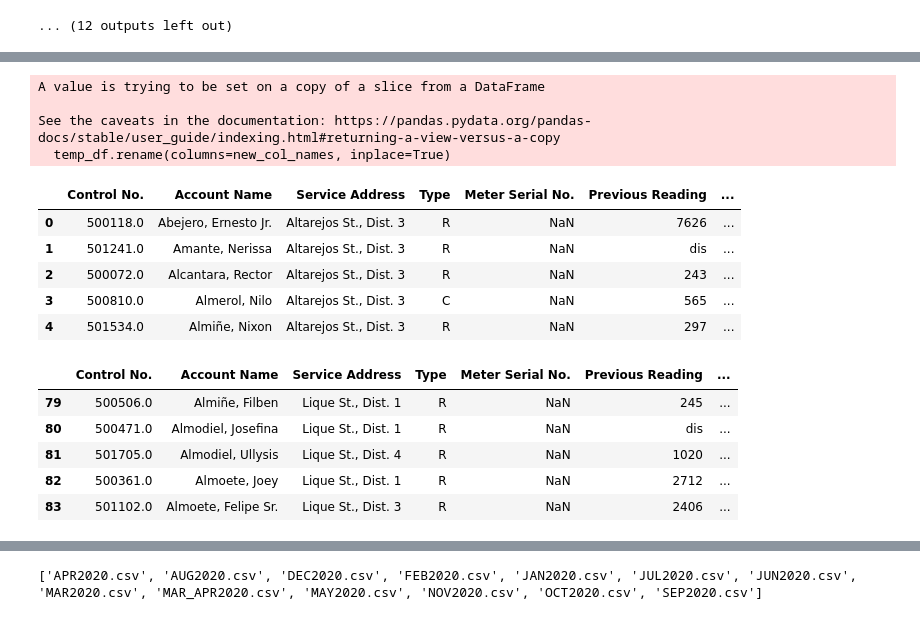
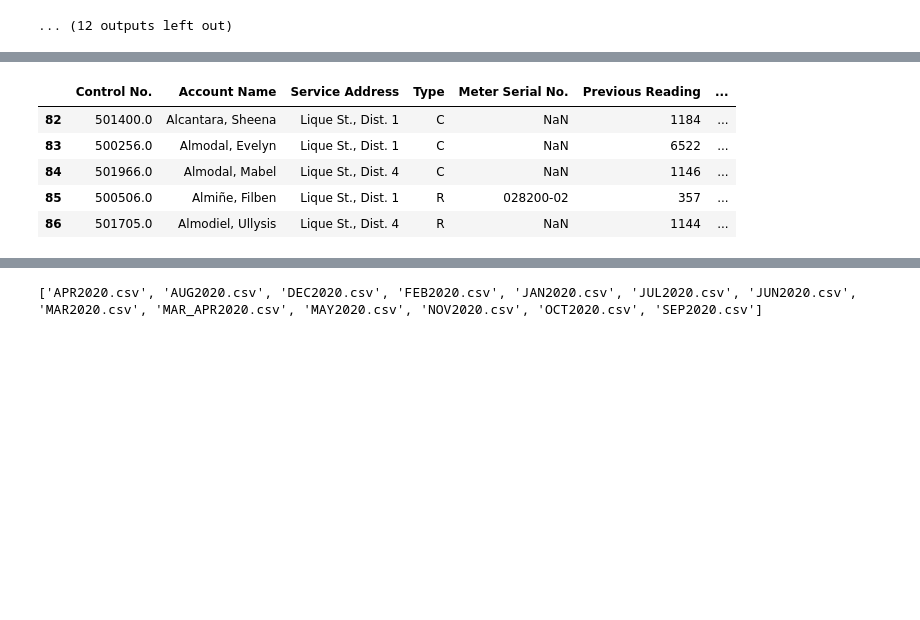
Before and after one commit to marcusAlmo/waterflow_model_training, a Jupyter notebook: data_preparation/v1/excel_file_compilations.ipynb, the cells around one changed output, grey strips where cells are left out. Saved outputs shown, nothing was run; the diff lists cells and outputs as text; code cells hidden in the pictures; blank space fills up the shorter version.

```diff
--- a/data_preparation/v1/excel_file_compilations.ipynb
+++ b/data_preparation/v1/excel_file_compilations.ipynb
@@ -317,6 +320,7 @@ meter deffect       9
 Name: count, dtype: int64
 # %%
-temp_df = df[['0', '2', '3', '4', '5', '6', '7','8', '9', '13']]
-temp_df.head()
+temp_df = df[['0', '2', '3', '4', '5', '6', '7', '8', '9', '13']].copy()
 temp_df.dropna(how='all', inplace=True, axis=0)
+display(temp_df.head())
+display(temp_df.info())
 # %% [output]
@@ -327,3 +350,0 @@ See the caveats in the documentation: https://pandas.pydata.org/pandas-docs/stab
-# %%
-temp_df = temp_df[['0', '2', '3', '4', '5', '6', '7', '9', '13']]
-temp_df.head()
@@ -356,28 +362,16 @@ display(temp_df.head())
 # %%
-new_df = new_df[['Control No.', 'Account Name', 'Service Address', 'Type', 'Meter Serial No.', 'Previous Reading', 'Present Reading', 'Consumption', 'Status']]
-
 new_col_names = {'0': 'Control No.', '2': 'Account Name', '3': 'Service Address', '4': 'Type', '5': 'Meter Serial No.', '6': 'Previous Reading', '7': 'Present Reading', '9': 'Consumption', '13': 'Status'}
 temp_df.rename(columns=new_col_names, inplace=True)
+temp_df = temp_df[['Control No.', 'Account Name', 'Service Address', 'Type', 'Meter Serial No.', 'Previous Reading', 'Present Reading', 'Consumption', 'Status']].copy()
 
-display(new_df.head())
 display(temp_df.head())
 # %% [output]
-A value is trying to be set on a copy of a slice from a DataFrame
-
-See the caveats in the documentation: https://pandas.pydata.org/pandas-docs/stable/user_guide/indexing.html#returning-a-view-versus-a-copy
-  temp_df.rename(columns=new_col_names, inplace=True)
 |  | Control No. | Account Name | Service Address | Type | Meter Serial No. | Previous Reading | ... |
-| 0 | 500118.0 | Abejero, Ernesto Jr. | Altarejos St., Dist. 3 | R | NaN | 7626 | ... |
-| 1 | 501241.0 | Amante, Nerissa | Altarejos St., Dist. 3 | R | NaN | dis | ... |
-| 2 | 500072.0 | Alcantara, Rector | Altarejos St., Dist. 3 | R | NaN | 243 | ... |
-| 3 | 500810.0 | Almerol, Nilo | Altarejos St., Dist. 3 | C | NaN | 565 | ... |
-| 4 | 501534.0 | Almiñe, Nixon | Altarejos St., Dist. 3 | R | NaN | 297 | ... |
+| 82 | 501400.0 | Alcantara, Sheena | Lique St., Dist. 1 | C | NaN | 1184 | ... |
+| 83 | 500256.0 | Almodal, Evelyn | Lique St., Dist. 1 | C | NaN | 6522 | ... |
+| 84 | 501966.0 | Almodal, Mabel | Lique St., Dist. 4 | C | NaN | 1146 | ... |
+| 85 | 500506.0 | Almiñe, Filben | Lique St., Dist. 1 | R | 028200-02 | 357 | ... |
+| 86 | 501705.0 | Almodiel, Ullysis | Lique St., Dist. 4 | R | NaN | 1144 | ... |
-|  | Control No. | Account Name | Service Address | Type | Meter Serial No. | Previous Reading | ... |
-| 79 | 500506.0 | Almiñe, Filben | Lique St., Dist. 1 | R | NaN | 245 | ... |
-| 80 | 500471.0 | Almodiel, Josefina | Lique St., Dist. 1 | R | NaN | dis | ... |
-| 81 | 501705.0 | Almodiel, Ullysis | Lique St., Dist. 4 | R | NaN | 1020 | ... |
-| 82 | 500361.0 | Almoete, Joey | Lique St., Dist. 1 | R | NaN | 2712 | ... |
-| 83 | 501102.0 | Almoete, Felipe Sr. | Lique St., Dist. 3 | R | NaN | 2406 | ... |
 # %%
 concat_df = pd.concat([new_df, temp_df], axis=0, ignore_index=True)
 concat_df.head()
```
Also changed, not shown: parts of 11 cells of this notebook, 1 other file.
